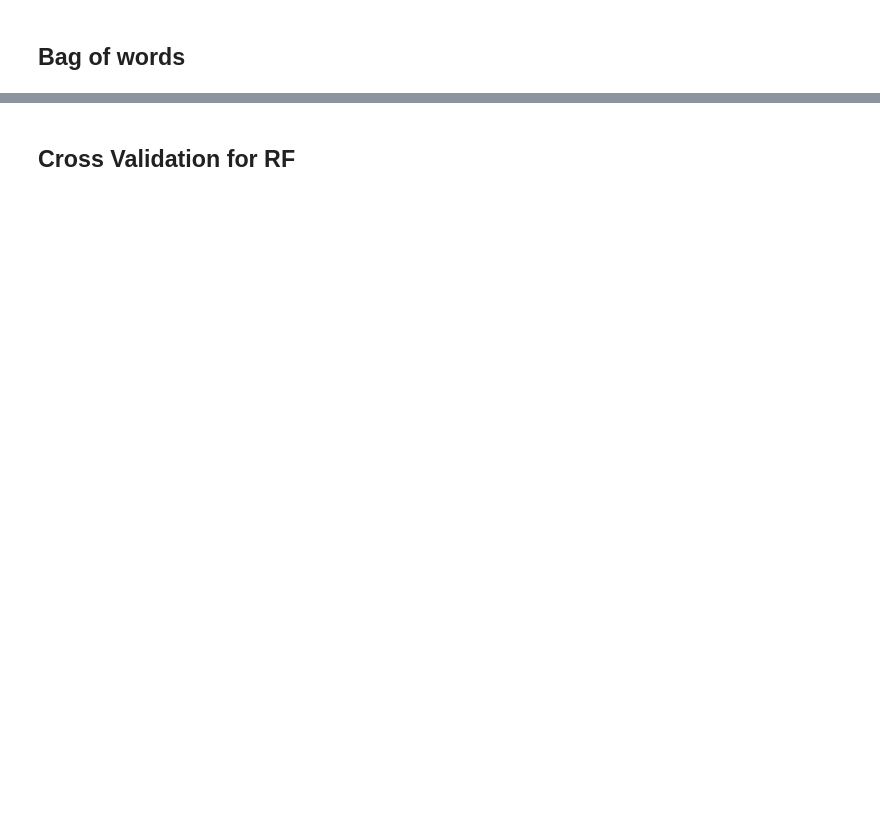
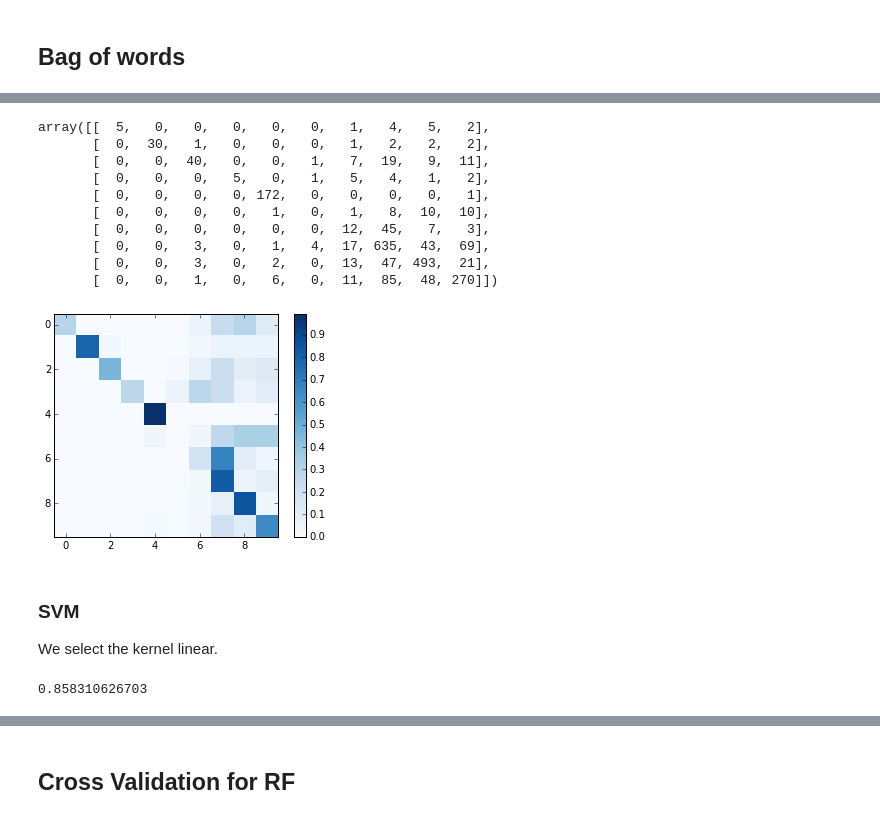
Before and after one commit to mydu/IIR, a Jupyter notebook: Data Processing.ipynb, the cells around one changed output, grey strips where cells are left out. Saved outputs shown, nothing was run; the diff lists cells and outputs as text; code cells hidden in the pictures; blank space fills up the shorter version.

```diff
--- a/Data Processing.ipynb
+++ b/Data Processing.ipynb
@@ -130,0 +178,30 @@ train_data_features = Selec.fit_transform(train_data_features, lable)
+# %%
+cm = confusion_matrix(lable[N_sep:],feat_pred_nn)
+cm_normalized = cm.astype('float') / cm.sum(axis=1)[:, np.newaxis]
+plt.imshow(cm_normalized, interpolation='nearest',cmap = 'Blues')
+plt.colorbar()
+cm
+# %% [output]
+array([[  5,   0,   0,   0,   0,   0,   1,   4,   5,   2],
+       [  0,  30,   1,   0,   0,   0,   1,   2,   2,   2],
+       [  0,   0,  40,   0,   0,   1,   7,  19,   9,  11],
+       [  0,   0,   0,   5,   0,   1,   5,   4,   1,   2],
+       [  0,   0,   0,   0, 172,   0,   0,   0,   0,   1],
+       [  0,   0,   0,   0,   1,   0,   1,   8,  10,  10],
+       [  0,   0,   0,   0,   0,   0,  12,  45,   7,   3],
+       [  0,   0,   3,   0,   1,   4,  17, 635,  43,  69],
+       [  0,   0,   3,   0,   2,   0,  13,  47, 493,  21],
+       [  0,   0,   1,   0,   6,   0,  11,  85,  48, 270]])
+[figure, added]
+# %% [markdown]
+### SVM
+
+We select the kernel linear.
+# %%
+from sklearn import svm
+svm = svm.SVC(kernel='linear')#‘linear!!!’ or 'poly'
+svm.fit(train_data_features[0:N_sep], lable[0:N_sep])
+print svm.score(train_data_features[N_sep:], lable[N_sep:])
+feat_pred_svm = svm.predict(train_data_features[N_sep:])
+# %% [output]
+0.858310626703
```
Also changed, not shown: parts of 17 cells of this notebook, 11 other files.
